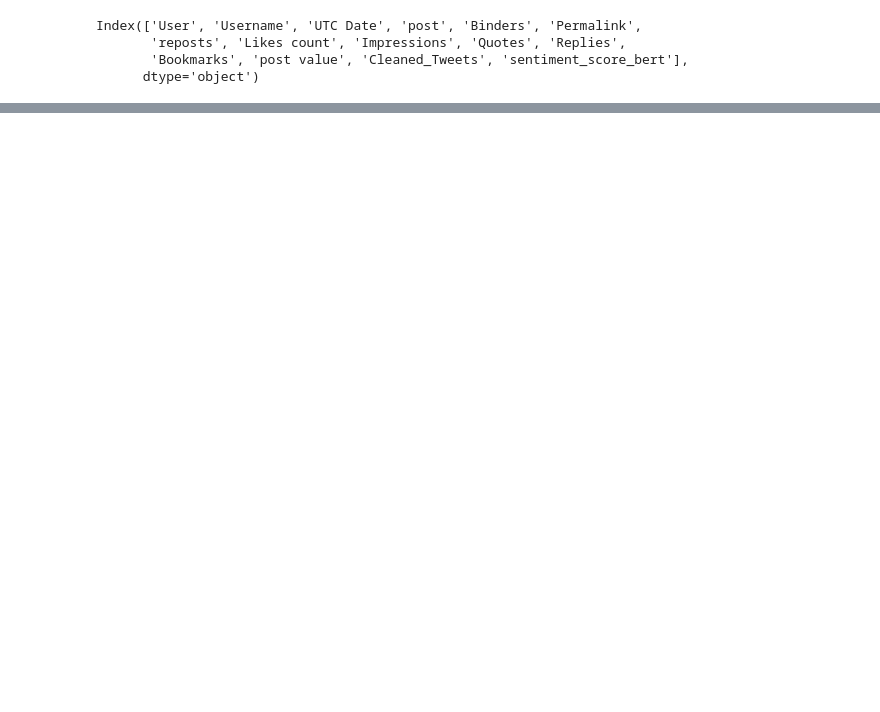
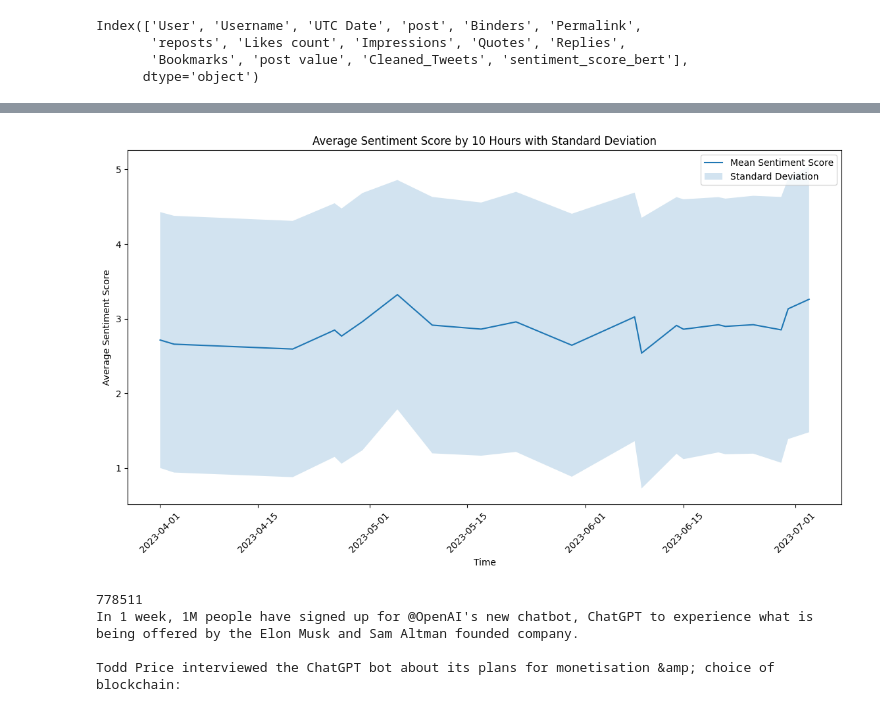
Before and after one commit to filippogiovagnini/sentimental-analysis-twitter-elon-tesla, a Jupyter notebook: after_bert_visualization.ipynb, the cells around one changed output, grey strips where cells are left out. Saved outputs shown, nothing was run; the diff lists cells and outputs as text; code cells hidden in the pictures; blank space fills up the shorter version.

```diff
--- a/after_bert_visualization.ipynb
+++ b/after_bert_visualization.ipynb
@@ -108,0 +95,11 @@ plt.show()
+# %%
+daily_sentiment = pd.merge(daily_sentiment_mean, daily_sentiment_std, on='UTC Date', suffixes=('_mean', '_std'))
+min_std_value = daily_sentiment['sentiment_score_std'].min()
+min_std_date = daily_sentiment[daily_sentiment['sentiment_score_std'] == min_std_value]['UTC Date'].iloc[0]
+max_mean_value = daily_sentiment['sentiment_score_mean'].max()
+max_mean_date = daily_sentiment[daily_sentiment['sentiment_score_mean'] == max_mean_value]['UTC Date'].iloc[0]
+
+print(f"The minimum standard deviation is {min_std_value} on {min_std_date}")
+print(f"The maximum mean is {max_mean_value} on {max_mean_date}")
+
+print(df[df['UTC Date'].dt.date==min_std_date].head())
@@ -108,0 +124,28 @@ plt.show()
+# %%
+plt.figure(figsize=(14, 7))
+sns.lineplot(data=daily_sentiment, x='UTC Date', y='sentiment_score_mean', label='Mean Sentiment Score')
+
+# Fill the area between mean ± standard deviation
+plt.fill_between(daily_sentiment['UTC Date'],
+                 daily_sentiment['sentiment_score_mean'] - daily_sentiment['sentiment_score_std'],
+                 daily_sentiment['sentiment_score_mean'] + daily_sentiment['sentiment_score_std'],
+                 alpha=0.2, label='Standard Deviation')
+
+plt.title('Average Sentiment Score by 10 Hours with Standard Deviation')
+plt.xlabel('Time')
+plt.ylabel('Average Sentiment Score')
+plt.xticks(rotation=45)
+plt.legend()
+plt.show()
+# %% [output]
+[figure, added]
+# %%
+max_impressions = df[df['UTC Date'].dt.date==min_std_date]['Impressions'].max()
+post_max_impressions = df[df['Impressions']==max_impressions]['post'].iloc[0]
+print(max_impressions)
+print(post_max_impressions)
+# %% [output]
+778511
+In 1 week, 1M people have signed up for @OpenAI's new chatbot, ChatGPT to experience what is being offered by the Elon Musk and Sam Altman founded company.
+
+Todd Price interviewed the ChatGPT bot about its plans for monetisation &amp; choice of blockchain:
```
Also changed, not shown: parts of 7 cells of this notebook, 1 other file.
